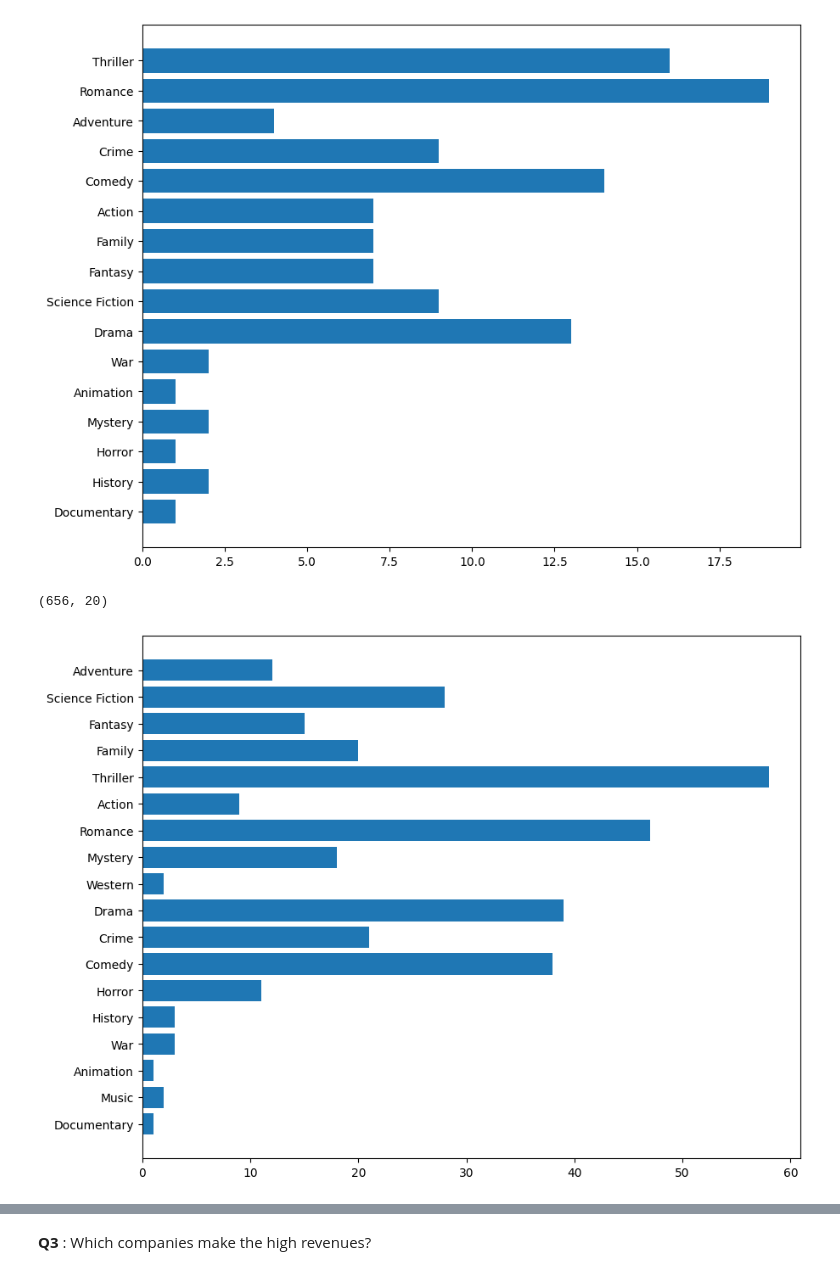
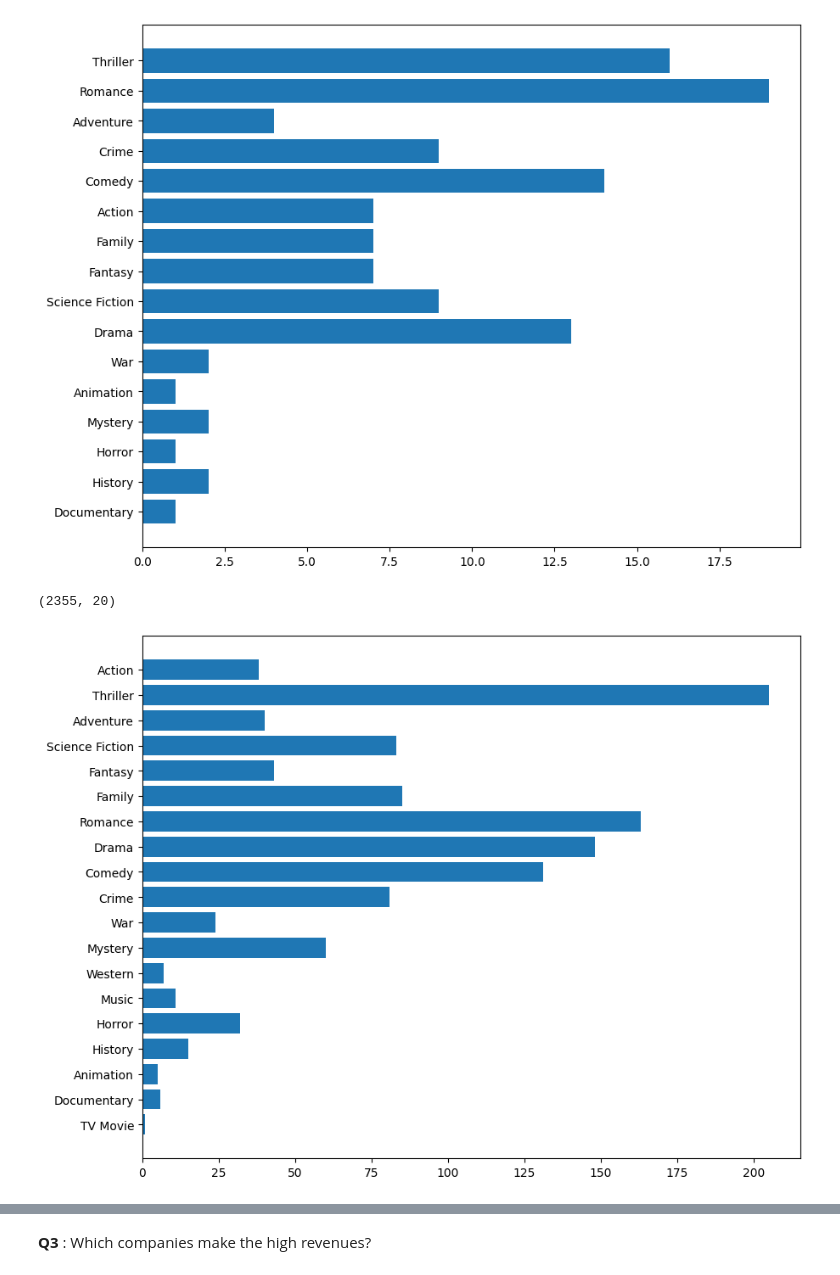
Before and after one commit to Arshiagosh/TMDB-5000-Movie-Dataset-Analysis-and-Modeling, a Jupyter notebook: TMDB_5000_Movie_dataset.ipynb, the cells around one changed output, grey strips where cells are left out. Drawn from its saved outputs; the diff is of its cells as text; code cells hidden in the pictures.

```diff
--- a/TMDB_5000_Movie_dataset.ipynb
+++ b/TMDB_5000_Movie_dataset.ipynb
@@ -272,7 +286,7 @@ find_genres(2008) # For the year == 2008
 (227, 20)
 [figure]
 # %%
-find_genres(2010,2012) # For the 2010 <= year <= 2012
+find_genres(2002,2012) # For the 2010 <= year <= 2012
 # %% [output]
-(656, 20)
+(2355, 20)
-[figure, old version]
+[figure, new version]
```
Also changed, not shown: parts of 71 cells of this notebook.
